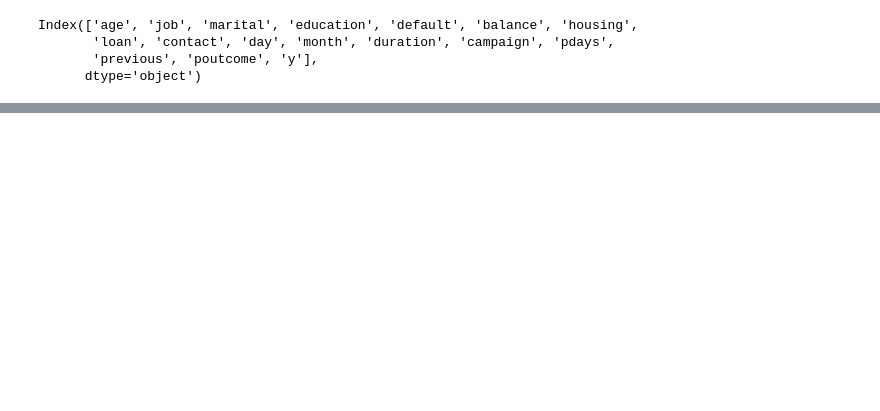
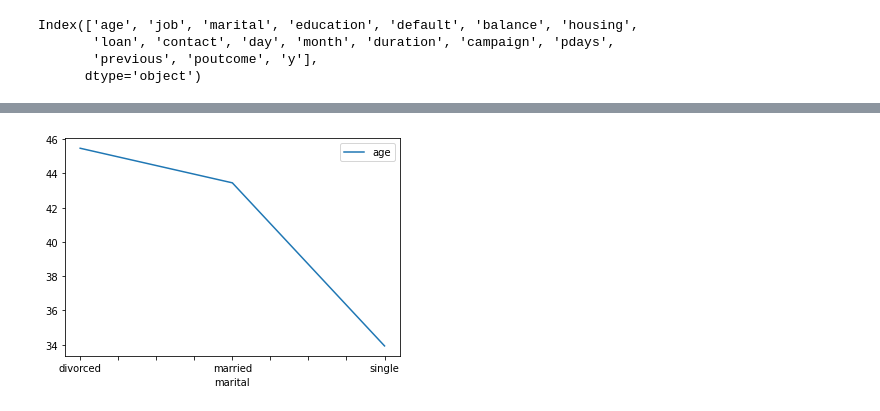
Before and after one commit to KristineCabanela/banking, a Jupyter notebook: banking_nb.ipynb, the cells around one changed output, grey strips where cells are left out. Drawn from its saved outputs; the diff is of its cells as text; code cells hidden in the pictures; blank space fills up the shorter version.

```diff
--- a/banking_nb.ipynb
+++ b/banking_nb.ipynb
@@ -132,0 +179,4 @@ Index(['age', 'job', 'marital', 'education', 'default', 'balance', 'housing',
+# %%
+df[["age", "marital"]].groupby("marital").mean().plot();
+# %% [output]
+[figure, added]
```
Also changed, not shown: parts of 14 cells of this notebook.
